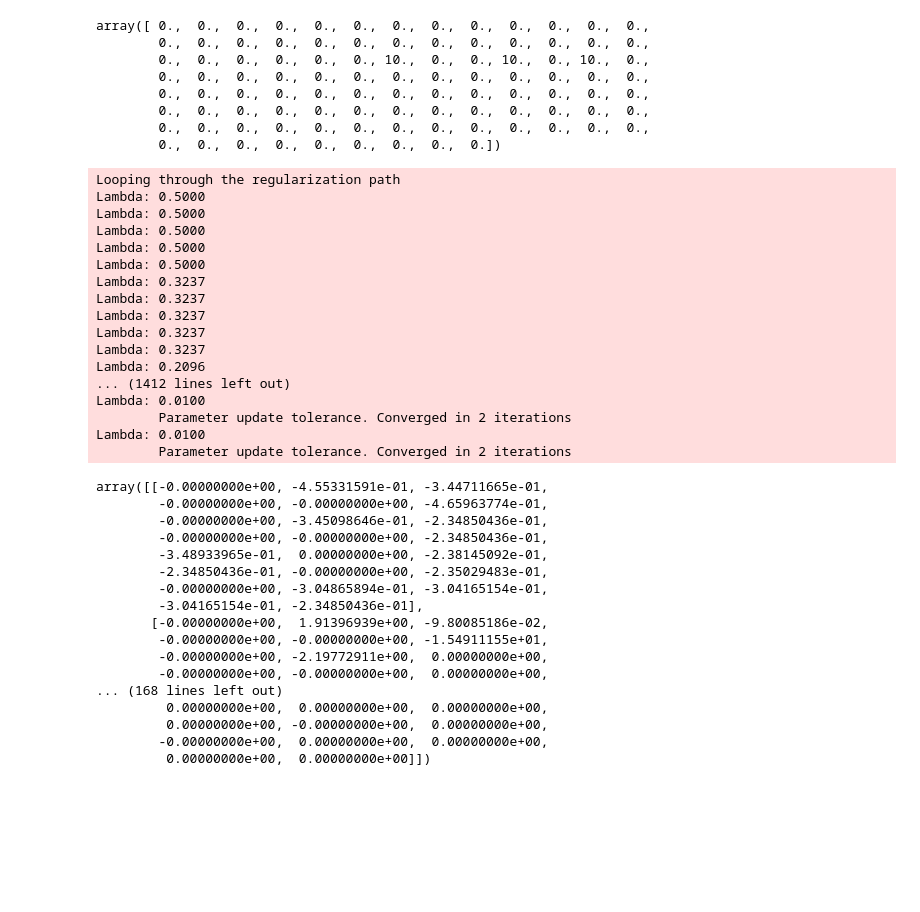
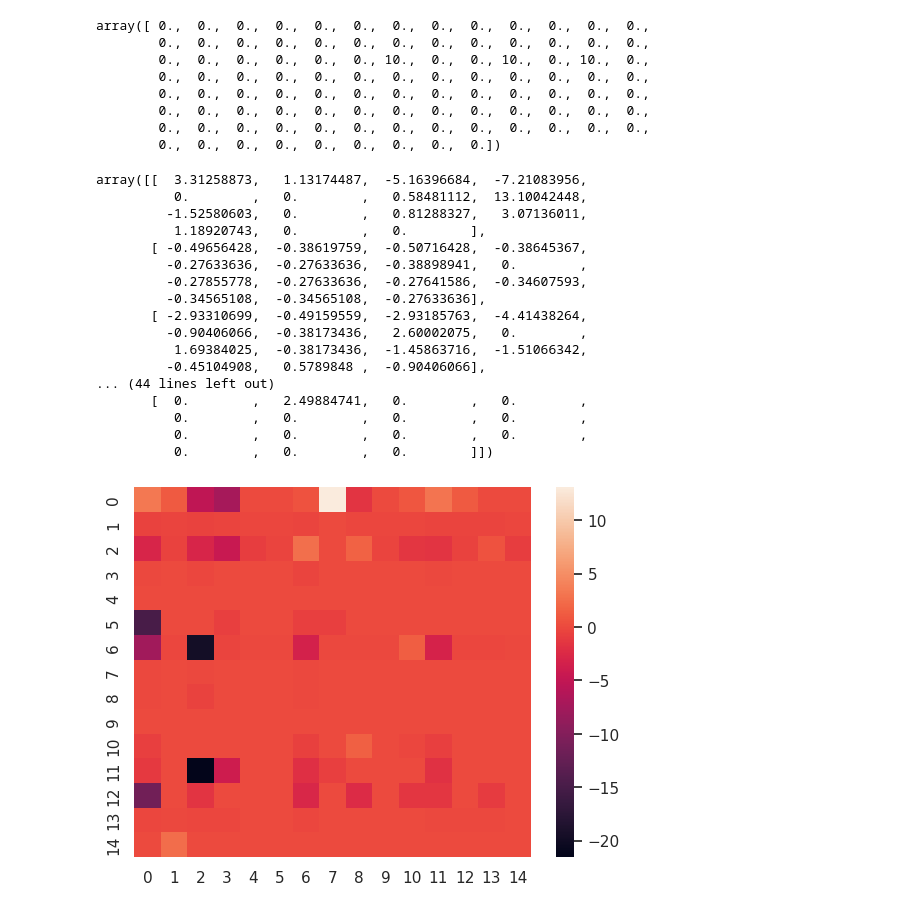
Before and after one commit to junipertcy/NeuroDataReHack, a Jupyter notebook: get_input_output_w_glm.ipynb, the cells around one changed output. Cells and saved outputs as stored; diff of their text form; code cells hidden in the pictures; blank space fills up the shorter version.

Commit message:
add graph display

```diff
--- a/get_input_output_w_glm.ipynb
+++ b/get_input_output_w_glm.ipynb
@@ -83,7 +83,7 @@ from pyglmnet.datasets import fetch_group_lasso_datasets
 import matplotlib.pyplot as plt
 glm = GLMCV(distr="poisson", tol=1e-3,
             score_metric="pseudo_R2",
-            alpha=1.0, learning_rate=3, max_iter=100,cv=3, verbose=True)
+            alpha=1.0, learning_rate=3, max_iter=100,cv=3, verbose=0)
 # %%
 spiketrainN[1]
 # %% [output]
@@ -101,41 +101,28 @@ Beta=numpy.zeros((len(outputspiketrainN[:,0]),len(outputspiketrainN[:,0])))
 for i in range(len(outputspiketrainN[:,0])):
     glm.fit(spiketrainN.transpose(), outputspiketrainN[i,:])
     Beta[i,:]=glm.beta_;
-# %% [output]
-Looping through the regularization path
-Lambda: 0.5000
-Lambda: 0.5000
-Lambda: 0.5000
-Lambda: 0.5000
-Lambda: 0.5000
-Lambda: 0.3237
-Lambda: 0.3237
-Lambda: 0.3237
-Lambda: 0.3237
-Lambda: 0.3237
-Lambda: 0.2096
-... (1412 lines left out)
-Lambda: 0.0100
-        Parameter update tolerance. Converged in 2 iterations
-Lambda: 0.0100
-        Parameter update tolerance. Converged in 2 iterations
 # %%
 Beta
 # %% [output]
-array([[-0.00000000e+00, -4.55331591e-01, -3.44711665e-01,
-        -0.00000000e+00, -0.00000000e+00, -4.65963774e-01,
-        -0.00000000e+00, -3.45098646e-01, -2.34850436e-01,
-        -0.00000000e+00, -0.00000000e+00, -2.34850436e-01,
-        -3.48933965e-01,  0.00000000e+00, -2.38145092e-01,
-        -2.34850436e-01, -0.00000000e+00, -2.35029483e-01,
-        -0.00000000e+00, -3.04865894e-01, -3.04165154e-01,
-        -3.04165154e-01, -2.34850436e-01],
-       [-0.00000000e+00,  1.91396939e+00, -9.80085186e-02,
-        -0.00000000e+00, -0.00000000e+00, -1.54911155e+01,
-        -0.00000000e+00, -2.19772911e+00,  0.00000000e+00,
-        -0.00000000e+00, -0.00000000e+00,  0.00000000e+00,
-... (168 lines left out)
-         0.00000000e+00,  0.00000000e+00,  0.00000000e+00,
-         0.00000000e+00, -0.00000000e+00,  0.00000000e+00,
-        -0.00000000e+00,  0.00000000e+00,  0.00000000e+00,
-         0.00000000e+00,  0.00000000e+00]])
+array([[  3.31258873,   1.13174487,  -5.16396684,  -7.21083956,
+          0.        ,   0.        ,   0.58481112,  13.10042448,
+         -1.52580603,   0.        ,   0.81288327,   3.07136011,
+          1.18920743,   0.        ,   0.        ],
+       [ -0.49656428,  -0.38619759,  -0.50716428,  -0.38645367,
+         -0.27633636,  -0.27633636,  -0.38898941,   0.        ,
+         -0.27855778,  -0.27633636,  -0.27641586,  -0.34607593,
+         -0.34565108,  -0.34565108,  -0.27633636],
+       [ -2.93310699,  -0.49159559,  -2.93185763,  -4.41438264,
+         -0.90406066,  -0.38173436,   2.60002075,   0.        ,
+          1.69384025,  -0.38173436,  -1.45863716,  -1.51066342,
+         -0.45104908,   0.5789848 ,  -0.90406066],
+... (44 lines left out)
+       [  0.        ,   2.49884741,   0.        ,   0.        ,
+          0.        ,   0.        ,   0.        ,   0.        ,
+          0.        ,   0.        ,   0.        ,   0.        ,
+          0.        ,   0.        ,   0.        ]])
+# %%
+import seaborn as sns; sns.set_theme()
+ax = sns.heatmap(Beta)
+# %% [output]
+[figure, added]
```
Also changed, not shown: parts of 6 cells of this notebook.
